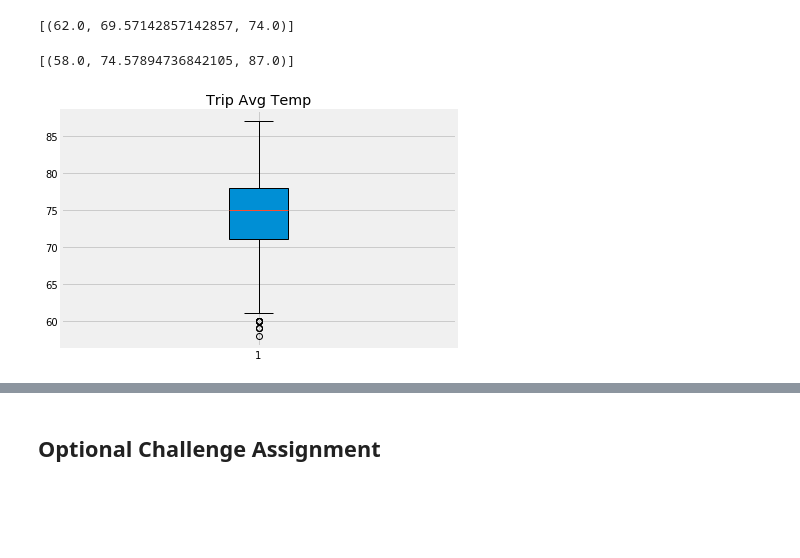
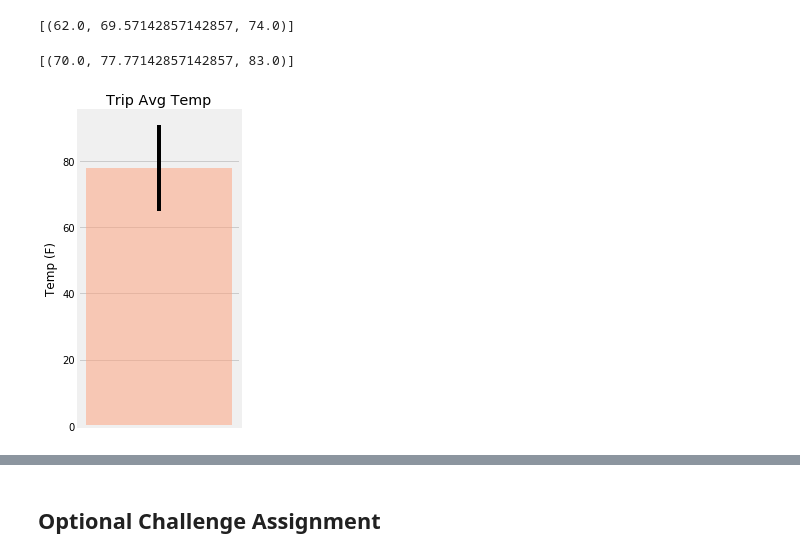
Before and after one commit to dialsilv/sqlalchemy-challenge, a Jupyter notebook: DS_climate.ipynb, the cells around one changed output, grey strips where cells are left out. Cells and saved outputs as stored; diff of their text form; code cells hidden in the pictures; blank space fills up the shorter version.

```diff
--- a/DS_climate.ipynb
+++ b/DS_climate.ipynb
@@ -198,27 +197,33 @@ print(calc_temps('2012-02-28', '2012-03-05'))
 # %%
 # Use your previous function `calc_temps` to calculate the tmin, tavg, and tmax
 # for your trip using the previous year's data for those same dates.
-stats_last_twelve = print(calc_temps(twelve_months_ago, last_date[0]))
-stats_last_twelve
+trip_start = '2016-09-15'
+trip_end = '2016-09-25'
+
+stats_trip = calc_temps(trip_start, trip_end)
+stats_trip
 # %% [output]
-[(58.0, 74.57894736842105, 87.0)]
+[(70.0, 77.77142857142857, 83.0)]
 # %%
 # Plot the results from your previous query as a bar chart.
 # Use "Trip Avg Temp" as your Title
 # Use the average temperature for the y value
 # Use the peak-to-peak (tmax-tmin) value as the y error bar (yerr)
 
 
-##### CORRECT THIS CHART!!! #####
-fig, ax = plt.subplots()
+fig, ax = plt.subplots(figsize=(3,5))
 
-x = range(len(df_tobs_last_twelve))
-ax.boxplot(df_tobs_last_twelve['tobs'], patch_artist=True)
+y = stats_trip[0][1]
+yerr = stats_trip[0][2] - stats_trip[0][0]
+x = 1
+
+ax.bar(x, y, width = 0.35, yerr = yerr, alpha = 0.5, color = 'lightsalmon')
+plt.xticks([])
 ax.set_title('Trip Avg Temp')
+plt.ylabel('Temp (F)')
 fig.tight_layout()
-plt.show()
 # %% [output]
-[figure, old version]
+[figure, new version]
 # %%
 # Calculate the total amount of rainfall per weather station for your trip dates using the previous year's matching dates.
 # Sort this in descending order by precipitation amount and list the station, name, latitude, longitude, and elevation
```
Also changed, not shown: parts of 6 cells of this notebook.
